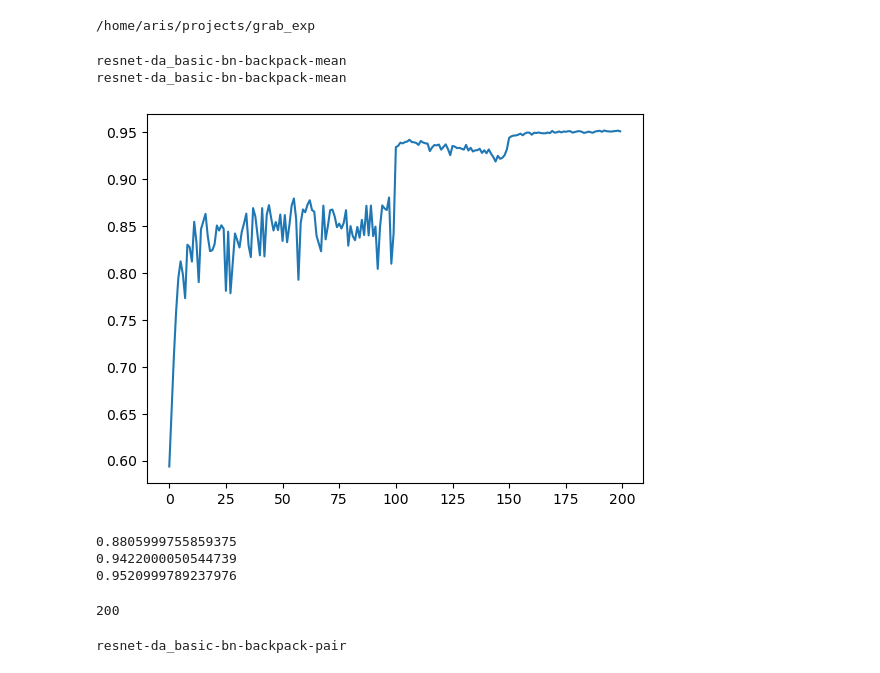
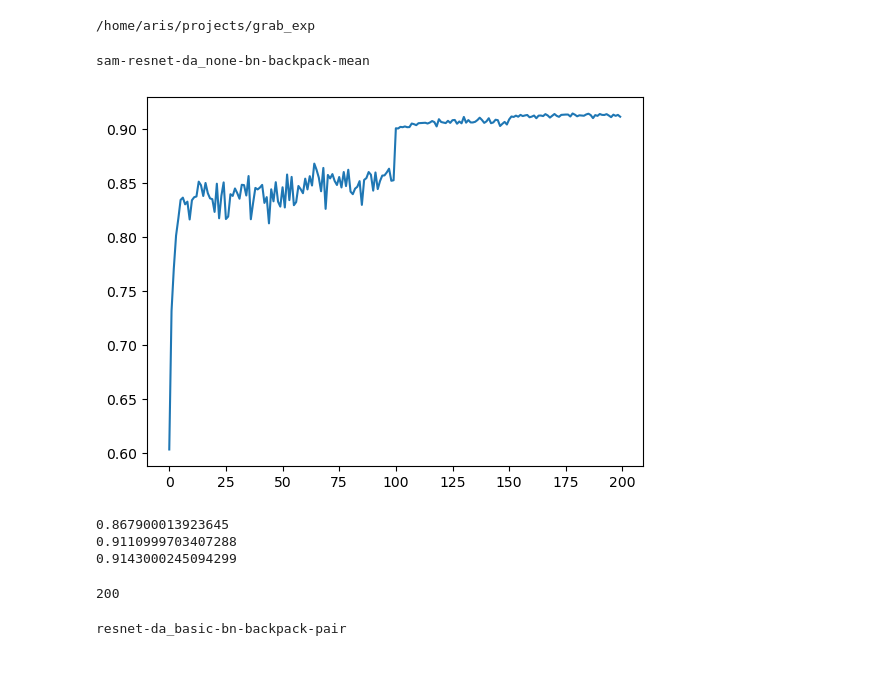
Before and after one commit to garywei944/grab_exp, a Jupyter notebook: notebooks/wandb_results/wandb_cifar10_resnet.ipynb, the cells around one changed output. Cells and saved outputs as stored; diff of their text form; code cells hidden in the pictures.

```diff
--- a/notebooks/wandb/wandb_cifar10_resnet.ipynb
+++ b/notebooks/wandb_results/wandb_cifar10_resnet.ipynb
@@ -31,31 +31,26 @@ api = wandb.Api()
 
 # runs = api.runs("grab/sam-cifar10")
 # %%
-run = api.run('grab/sam-cifar10/uo3wy3tt')
+# run = api.run('grab/sam-cifar10/kfi65xoh')
+run = api.run('grab/sam-cifar10/hyd0brf4')
 
 print(run.name)
 val_acc = run.history(keys=['val_acc'])['val_acc']
-
-run = api.run('grab/sam-cifar10/y9qv40qt')
-
-print(run.name)
-val_acc = val_acc.tolist()+run.history(keys=['val_acc'])['val_acc'].tolist()
 
 plt.plot(val_acc)
 plt.show()
 
 print(np.max(val_acc[:100]))
 print(np.max(val_acc[100:-50]))
 print(np.max(val_acc[-50:]))
 
 len(val_acc)
 # %% [output]
-resnet-da_basic-bn-backpack-mean
-resnet-da_basic-bn-backpack-mean
+sam-resnet-da_none-bn-backpack-mean
-[figure, old version]
+[figure, new version]
-0.8805999755859375
-0.9422000050544739
-0.9520999789237976
+0.867900013923645
+0.9110999703407288
+0.9143000245094299
 200
 # %%
 run = api.run('grab/sam-cifar10/vcftch9k')
```
Also changed, not shown: 44 other files.
